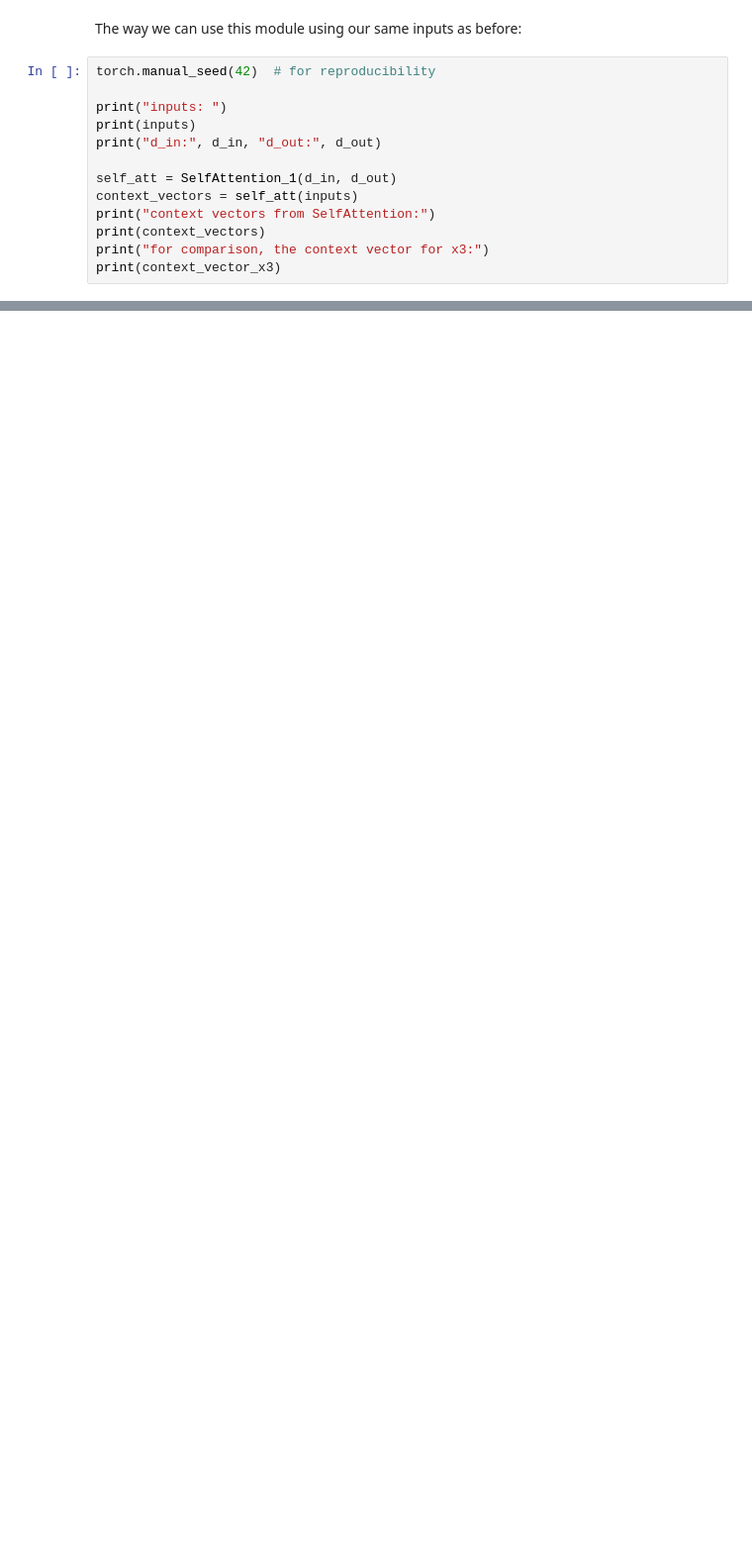
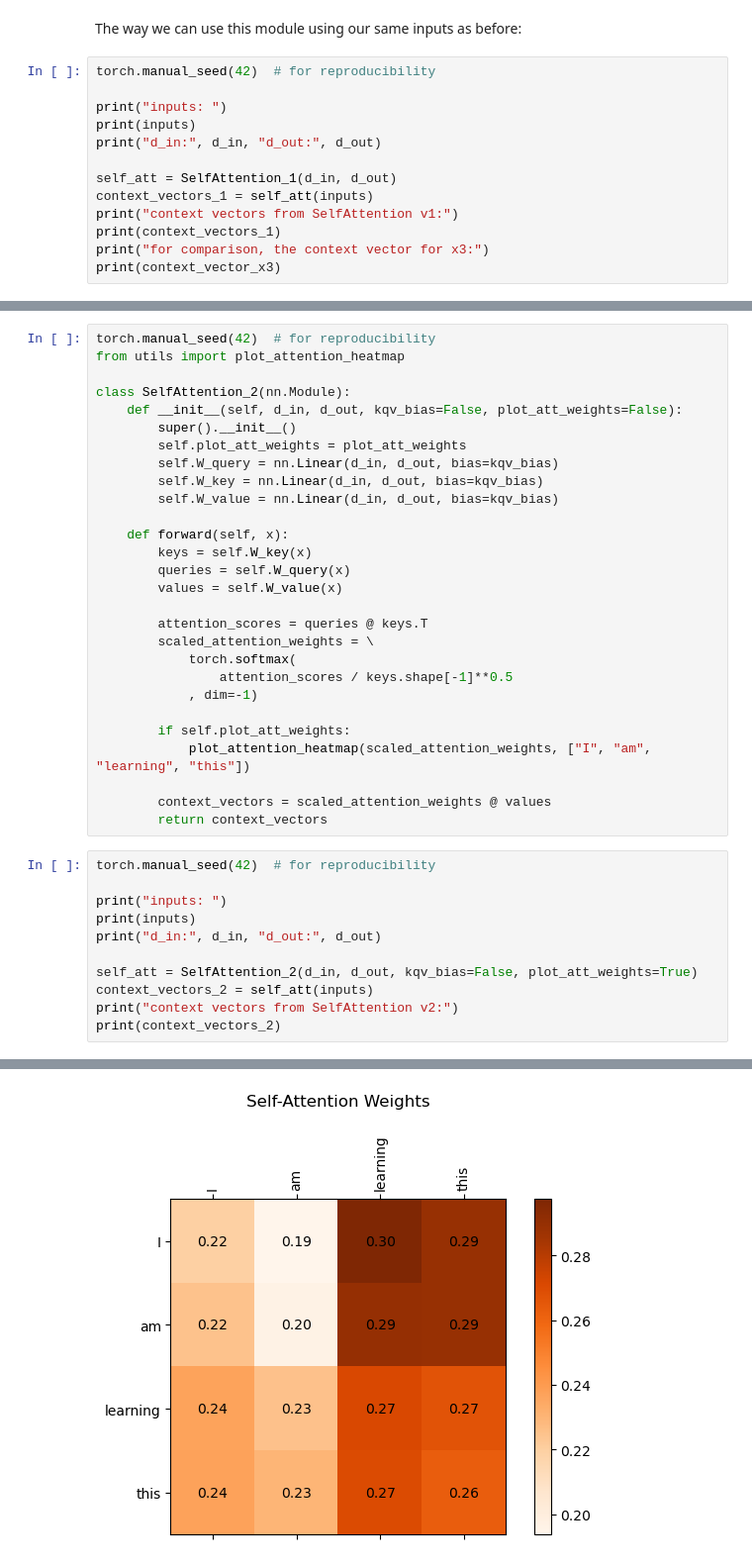
Before and after one commit to xstof/tinylm, a Jupyter notebook: notebooks/02-Attention.ipynb, the cells around one changed output, grey strips where cells are left out. Shown: that part at 99% size. Saved outputs shown, nothing was run; the diff lists cells and outputs as text; blank space fills up the shorter version.

Commit message:
add attention weights visualization

```diff
--- a/notebooks/02-Attention.ipynb
+++ b/notebooks/02-Attention.ipynb
@@ -481,9 +482,9 @@ print(inputs)
 print("d_in:", d_in, "d_out:", d_out)
 
 self_att = SelfAttention_1(d_in, d_out)
-context_vectors = self_att(inputs)
-print("context vectors from SelfAttention:")
-print(context_vectors)
+context_vectors_1 = self_att(inputs)
+print("context vectors from SelfAttention v1:")
+print(context_vectors_1)
 print("for comparison, the context vector for x3:")
 print(context_vector_x3)
 # %% [output]
@@ -500,3 +501,43 @@ tensor([[1.6390, 1.0270],
         [1.6307, 1.0217]], grad_fn=<MmBackward0>)
 for comparison, the context vector for x3:
 tensor([1.6336, 1.0236])
+# %%
+torch.manual_seed(42)  # for reproducibility
+from utils import plot_attention_heatmap
+
+class SelfAttention_2(nn.Module):
+    def __init__(self, d_in, d_out, kqv_bias=False, plot_att_weights=False):
+        super().__init__()
+        self.plot_att_weights = plot_att_weights
+        self.W_query = nn.Linear(d_in, d_out, bias=kqv_bias)
+        self.W_key = nn.Linear(d_in, d_out, bias=kqv_bias)
+        self.W_value = nn.Linear(d_in, d_out, bias=kqv_bias)
+
+    def forward(self, x):
+        keys = self.W_key(x)
+        queries = self.W_query(x)
+        values = self.W_value(x)
+
+        attention_scores = queries @ keys.T
+        scaled_attention_weights = \
+            torch.softmax(
+                attention_scores / keys.shape[-1]**0.5
+            , dim=-1)
+
+        if self.plot_att_weights:
+            plot_attention_heatmap(scaled_attention_weights, ["I", "am", "learning", "this"])
+
+        context_vectors = scaled_attention_weights @ values
+        return context_vectors
+# %%
+torch.manual_seed(42)  # for reproducibility
+
+print("inputs: ")
+print(inputs)
+print("d_in:", d_in, "d_out:", d_out)
+
+self_att = SelfAttention_2(d_in, d_out, kqv_bias=False, plot_att_weights=True)
+context_vectors_2 = self_att(inputs)
+print("context vectors from SelfAttention v2:")
+print(context_vectors_2)
+# %% [output]
@@ -502,0 +550 @@ tensor([1.6336, 1.0236])
+[figure, added]
```
Also changed, not shown: parts of 4 cells of this notebook, 1 other file.
